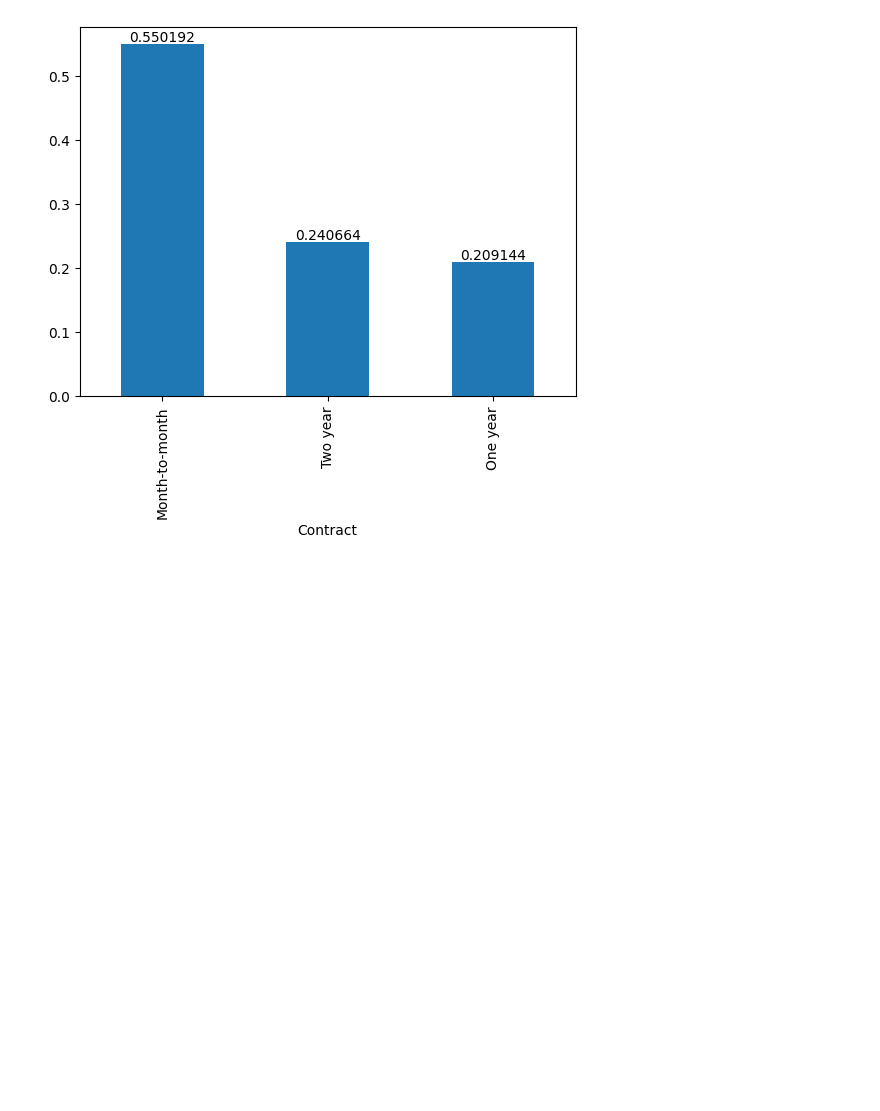
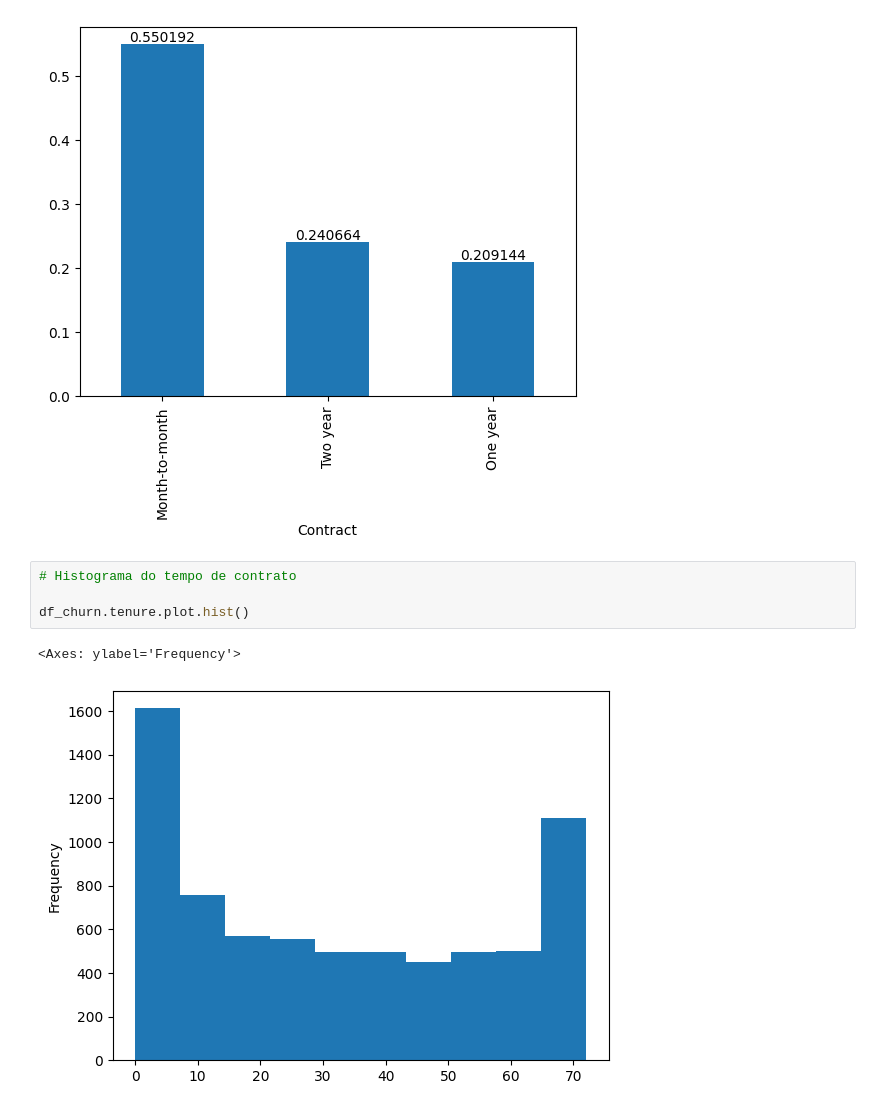
Before and after one commit to luan-albuquerque/Hands-On-EDA-Pandas, a Jupyter notebook: eda_churn.ipynb, the cells around one changed output. Saved outputs shown, nothing was run; the diff lists cells and outputs as text; blank space fills up the shorter version.

```diff
--- a/eda_churn.ipynb
+++ b/eda_churn.ipynb
@@ -669,3 +669,10 @@ ax.bar_label(ax.containers[0])
 # %% [output]
 [Text(0, 0, '0.550192'), Text(0, 0, '0.240664'), Text(0, 0, '0.209144')]
 [figure]
+# %%
+# Histograma do tempo de contrato
+
+df_churn.tenure.plot.hist()
+# %% [output]
+<Axes: ylabel='Frequency'>
+[figure, added]
```
Also changed, not shown: parts of 12 cells of this notebook.
